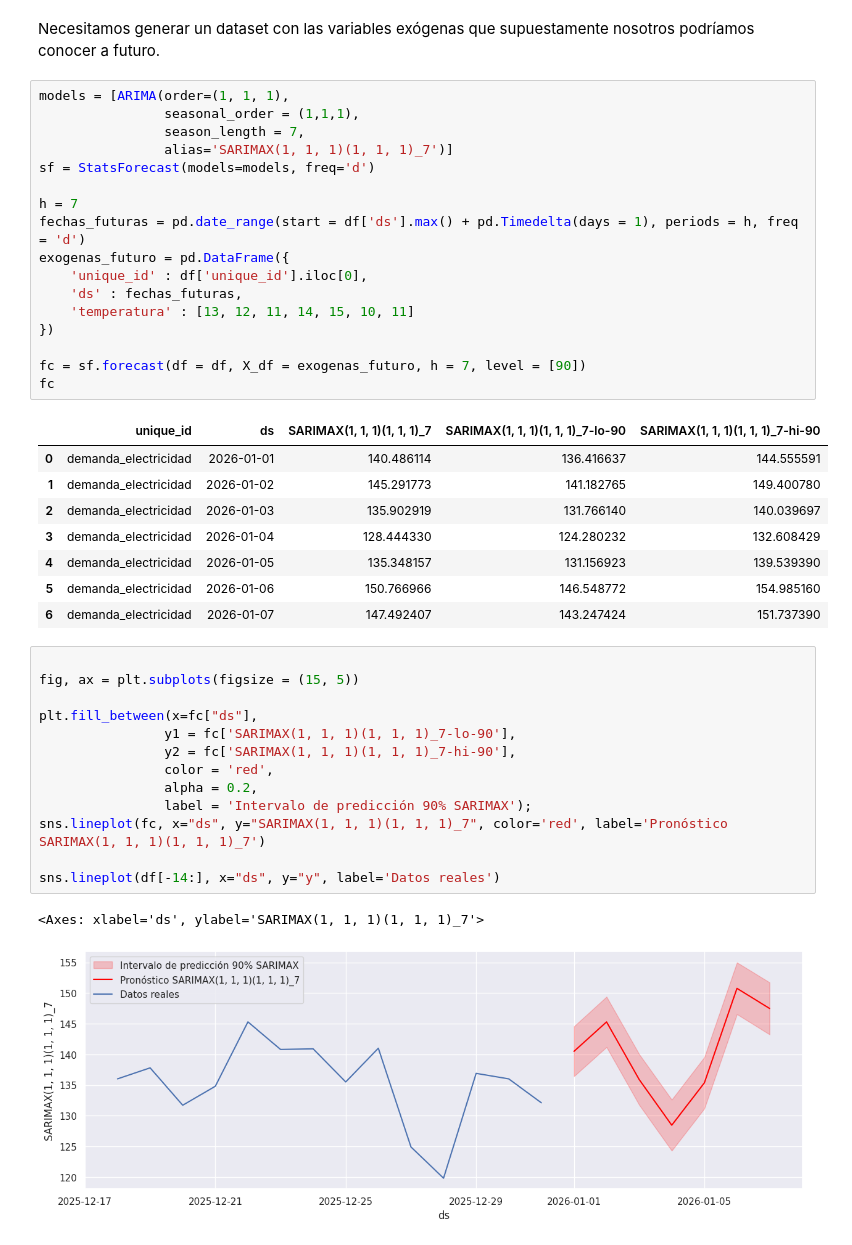
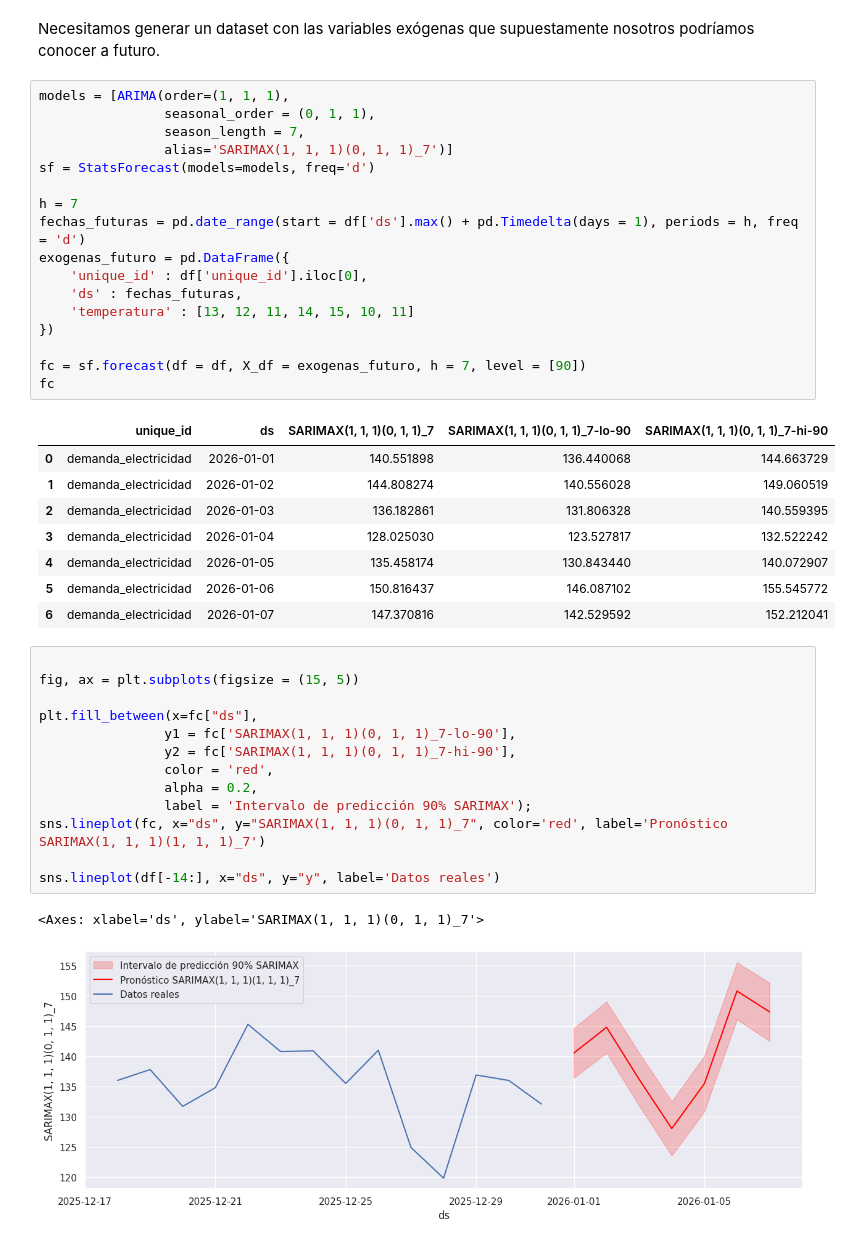
Before and after one commit to JairRamosG/Series_de_Tiempo, a Jupyter notebook: 09_SARIMAX/SARIMAX_validacion.ipynb, the cells around one changed output. Cells and saved outputs as stored; diff of their text form.

```diff
--- a/09_SARIMAX/SARIMAX_validacion.ipynb
+++ b/09_SARIMAX/SARIMAX_validacion.ipynb
@@ -412,43 +506,43 @@ sns.lineplot(df_test, x="ds", y="y", label='Set de prueba', color='black', lines
 Necesitamos generar un dataset con las variables exógenas que supuestamente nosotros podríamos conocer a futuro.
 # %%
 models = [ARIMA(order=(1, 1, 1),
-                seasonal_order = (1,1,1),
+                seasonal_order = (0, 1, 1),
                 season_length = 7,
-                alias='SARIMAX(1, 1, 1)(1, 1, 1)_7')]
+                alias='SARIMAX(1, 1, 1)(0, 1, 1)_7')]
 sf = StatsForecast(models=models, freq='d')
 
 h = 7
 fechas_futuras = pd.date_range(start = df['ds'].max() + pd.Timedelta(days = 1), periods = h, freq = 'd')
 exogenas_futuro = pd.DataFrame({
     'unique_id' : df['unique_id'].iloc[0],
     'ds' : fechas_futuras,
     'temperatura' : [13, 12, 11, 14, 15, 10, 11]
 })
 
 fc = sf.forecast(df = df, X_df = exogenas_futuro, h = 7, level = [90])
 fc
 # %% [output]
-|  | unique_id | ds | SARIMAX(1, 1, 1)(1, 1, 1)_7 | SARIMAX(1, 1, 1)(1, 1, 1)_7-lo-90 | SARIMAX(1, 1, 1)(1, 1, 1)_7-hi-90 |
-| 0 | demanda_electricidad | 2026-01-01 | 140.486114 | 136.416637 | 144.555591 |
-| 1 | demanda_electricidad | 2026-01-02 | 145.291773 | 141.182765 | 149.400780 |
-| 2 | demanda_electricidad | 2026-01-03 | 135.902919 | 131.766140 | 140.039697 |
-| 3 | demanda_electricidad | 2026-01-04 | 128.444330 | 124.280232 | 132.608429 |
-| 4 | demanda_electricidad | 2026-01-05 | 135.348157 | 131.156923 | 139.539390 |
-| 5 | demanda_electricidad | 2026-01-06 | 150.766966 | 146.548772 | 154.985160 |
-| 6 | demanda_electricidad | 2026-01-07 | 147.492407 | 143.247424 | 151.737390 |
+|  | unique_id | ds | SARIMAX(1, 1, 1)(0, 1, 1)_7 | SARIMAX(1, 1, 1)(0, 1, 1)_7-lo-90 | SARIMAX(1, 1, 1)(0, 1, 1)_7-hi-90 |
+| 0 | demanda_electricidad | 2026-01-01 | 140.551898 | 136.440068 | 144.663729 |
+| 1 | demanda_electricidad | 2026-01-02 | 144.808274 | 140.556028 | 149.060519 |
+| 2 | demanda_electricidad | 2026-01-03 | 136.182861 | 131.806328 | 140.559395 |
+| 3 | demanda_electricidad | 2026-01-04 | 128.025030 | 123.527817 | 132.522242 |
+| 4 | demanda_electricidad | 2026-01-05 | 135.458174 | 130.843440 | 140.072907 |
+| 5 | demanda_electricidad | 2026-01-06 | 150.816437 | 146.087102 | 155.545772 |
+| 6 | demanda_electricidad | 2026-01-07 | 147.370816 | 142.529592 | 152.212041 |
 # %%
 
 fig, ax = plt.subplots(figsize = (15, 5))
 
 plt.fill_between(x=fc["ds"],
-                y1 = fc['SARIMAX(1, 1, 1)(1, 1, 1)_7-lo-90'],
-                y2 = fc['SARIMAX(1, 1, 1)(1, 1, 1)_7-hi-90'],
+                y1 = fc['SARIMAX(1, 1, 1)(0, 1, 1)_7-lo-90'],
+                y2 = fc['SARIMAX(1, 1, 1)(0, 1, 1)_7-hi-90'],
                 color = 'red',
                 alpha = 0.2,
                 label = 'Intervalo de predicción 90% SARIMAX');
-sns.lineplot(fc, x="ds", y="SARIMAX(1, 1, 1)(1, 1, 1)_7", color='red', label='Pronóstico SARIMAX(1, 1, 1)(1, 1, 1)_7')
+sns.lineplot(fc, x="ds", y="SARIMAX(1, 1, 1)(0, 1, 1)_7", color='red', label='Pronóstico SARIMAX(1, 1, 1)(1, 1, 1)_7')
 
 sns.lineplot(df[-14:], x="ds", y="y", label='Datos reales')
 # %% [output]
-<Axes: xlabel='ds', ylabel='SARIMAX(1, 1, 1)(1, 1, 1)_7'>
+<Axes: xlabel='ds', ylabel='SARIMAX(1, 1, 1)(0, 1, 1)_7'>
 [figure]
```
Also changed, not shown: parts of 14 cells of this notebook.
